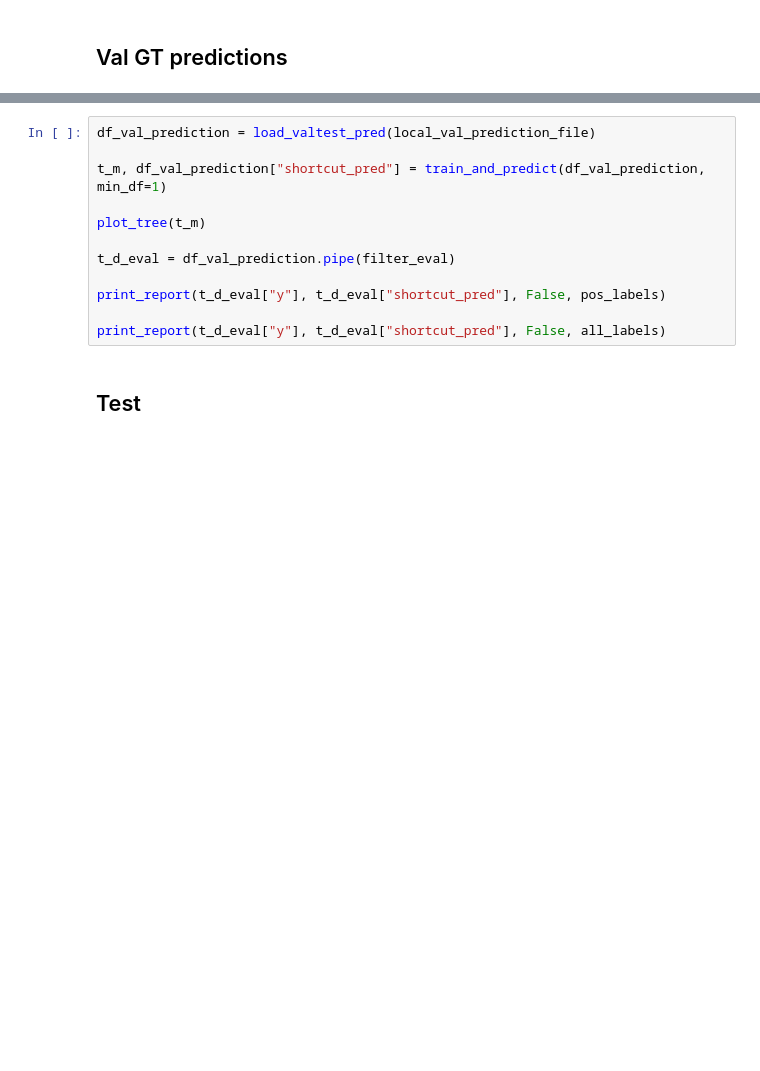
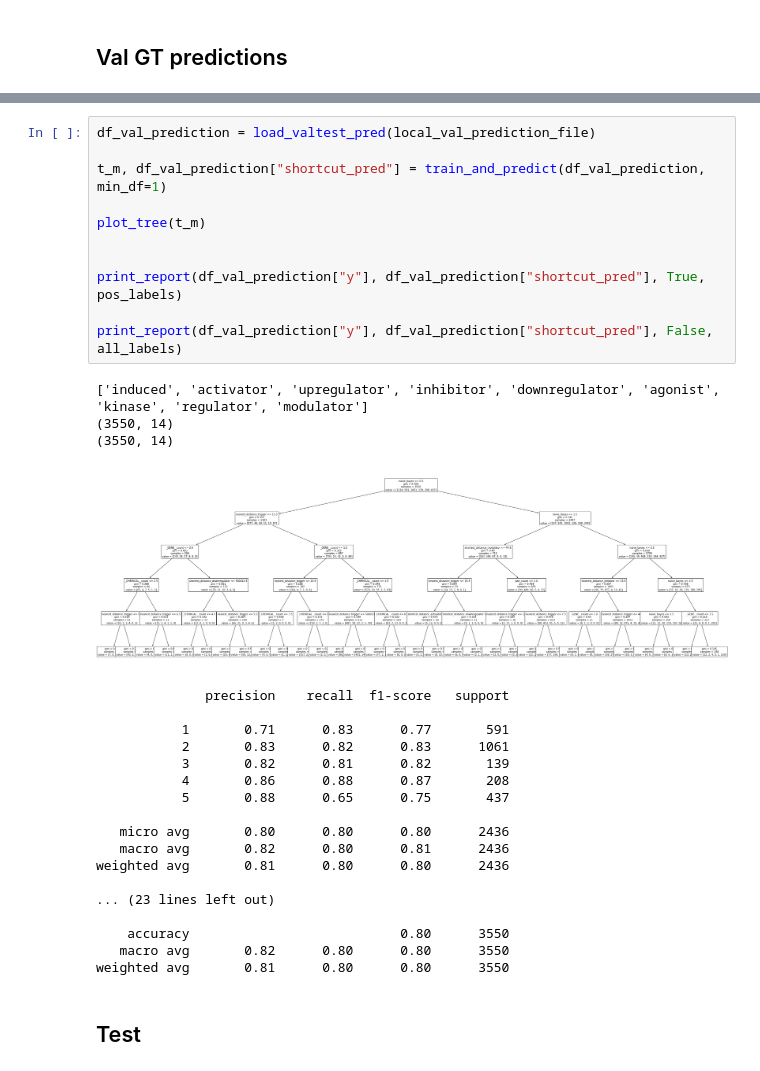
Before and after one commit to elangovana/bert-shortcuts, a Jupyter notebook: notebooks/chemprot_shortcut_analysis.ipynb, the cells around one changed output, grey strips where cells are left out. Cells and saved outputs as stored; diff of their text form; blank space fills up the shorter version.

```diff
--- a/notebooks/chemprot_shortcut_analysis.ipynb
+++ b/notebooks/chemprot_shortcut_analysis.ipynb
@@ -212,14 +340,35 @@ ValueError: Length of values (6414) does not match length of index (3550)
 # %%
 df_val_prediction = load_valtest_pred(local_val_prediction_file)
 
 t_m, df_val_prediction["shortcut_pred"] = train_and_predict(df_val_prediction, min_df=1)
 
 plot_tree(t_m)
 
-t_d_eval = df_val_prediction.pipe(filter_eval)
 
-print_report(t_d_eval["y"], t_d_eval["shortcut_pred"], False, pos_labels)
+print_report(df_val_prediction["y"], df_val_prediction["shortcut_pred"], True, pos_labels)
 
-print_report(t_d_eval["y"], t_d_eval["shortcut_pred"], False, all_labels)
+print_report(df_val_prediction["y"], df_val_prediction["shortcut_pred"], False, all_labels)
+# %% [output]
+['induced', 'activator', 'upregulator', 'inhibitor', 'downregulator', 'agonist', 'kinase', 'regulator', 'modulator']
+(3550, 14)
+(3550, 14)
+[figure, added]
+              precision    recall  f1-score   support
+
+           1       0.71      0.83      0.77       591
+           2       0.83      0.82      0.83      1061
+           3       0.82      0.81      0.82       139
+           4       0.86      0.88      0.87       208
+           5       0.88      0.65      0.75       437
+
+   micro avg       0.80      0.80      0.80      2436
+   macro avg       0.82      0.80      0.81      2436
+weighted avg       0.81      0.80      0.80      2436
+
+... (23 lines left out)
+
+    accuracy                           0.80      3550
+   macro avg       0.82      0.80      0.80      3550
+weighted avg       0.81      0.80      0.80      3550
 # %% [markdown]
 ## Test
```
Also changed, not shown: parts of 18 cells of this notebook, 3 other files.
